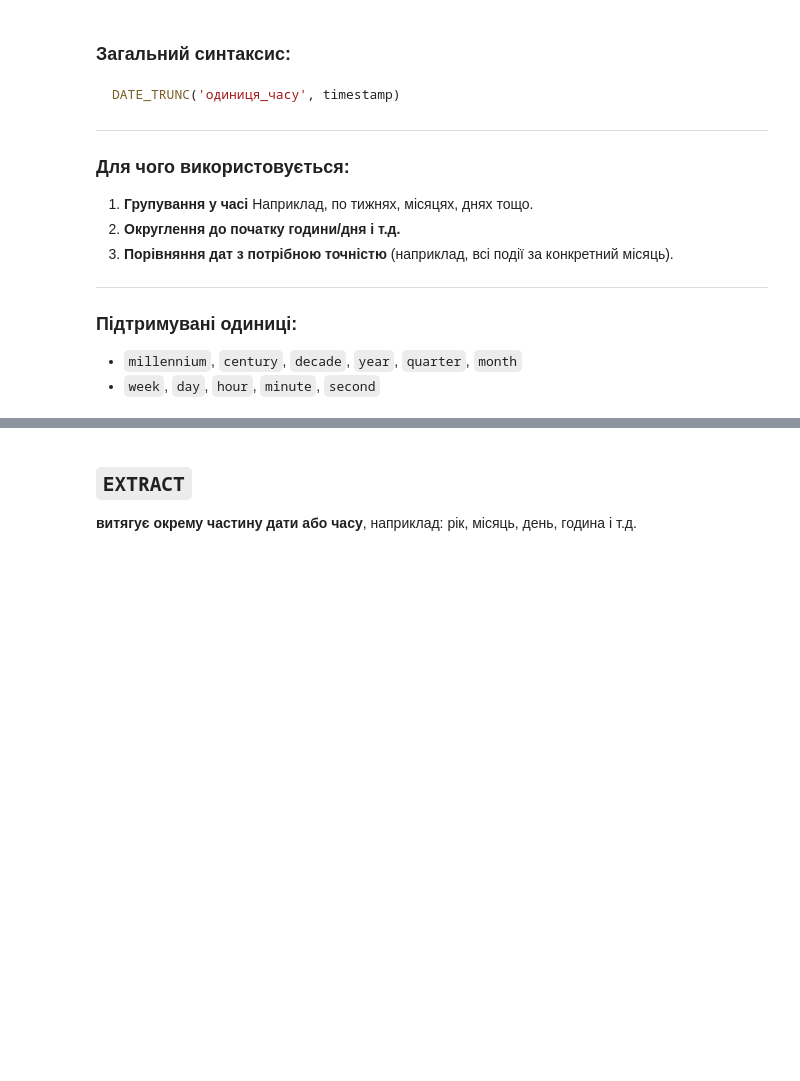
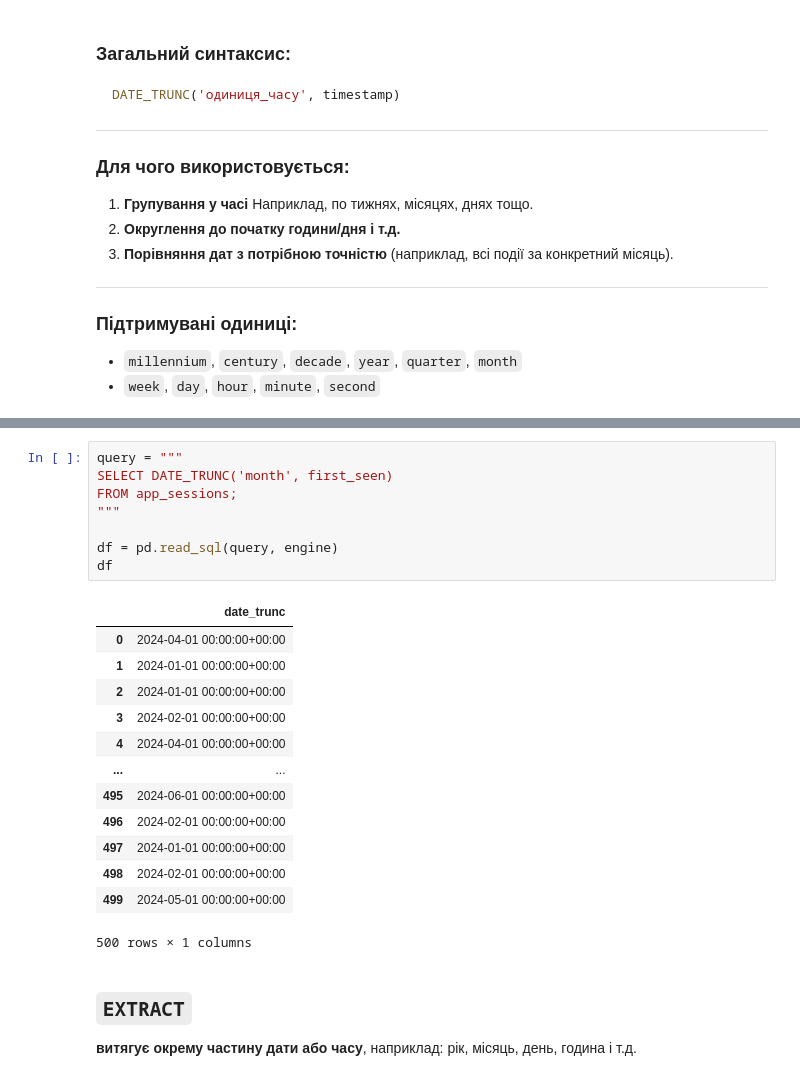
Before and after one commit to cpython-projects/python_da_17_03_26, a Jupyter notebook: lesson_25.ipynb, the cells around one changed output, grey strips where cells are left out. Cells and saved outputs as stored; diff of their text form; blank space fills up the shorter version.

```diff
--- a/lesson_25.ipynb
+++ b/lesson_25.ipynb
@@ -39,3 +55,25 @@ DATE_TRUNC('одиниця_часу', timestamp)
+# %%
+query = """
+SELECT DATE_TRUNC('month', first_seen)
+FROM app_sessions;
+"""
+
+df = pd.read_sql(query, engine)
+df
+# %% [output]
+|  | date_trunc |
+| 0 | 2024-04-01 00:00:00+00:00 |
+| 1 | 2024-01-01 00:00:00+00:00 |
+| 2 | 2024-01-01 00:00:00+00:00 |
+| 3 | 2024-02-01 00:00:00+00:00 |
+| 4 | 2024-04-01 00:00:00+00:00 |
+| ... | ... |
+| 495 | 2024-06-01 00:00:00+00:00 |
+| 496 | 2024-02-01 00:00:00+00:00 |
+| 497 | 2024-01-01 00:00:00+00:00 |
+| 498 | 2024-02-01 00:00:00+00:00 |
+| 499 | 2024-05-01 00:00:00+00:00 |
+500 rows × 1 columns
 # %% [markdown]
 ## `EXTRACT`
 **витягує окрему частину дати або часу**, наприклад: рік, місяць, день, година і т.д.
```
Also changed, not shown: parts of 4 cells of this notebook.
